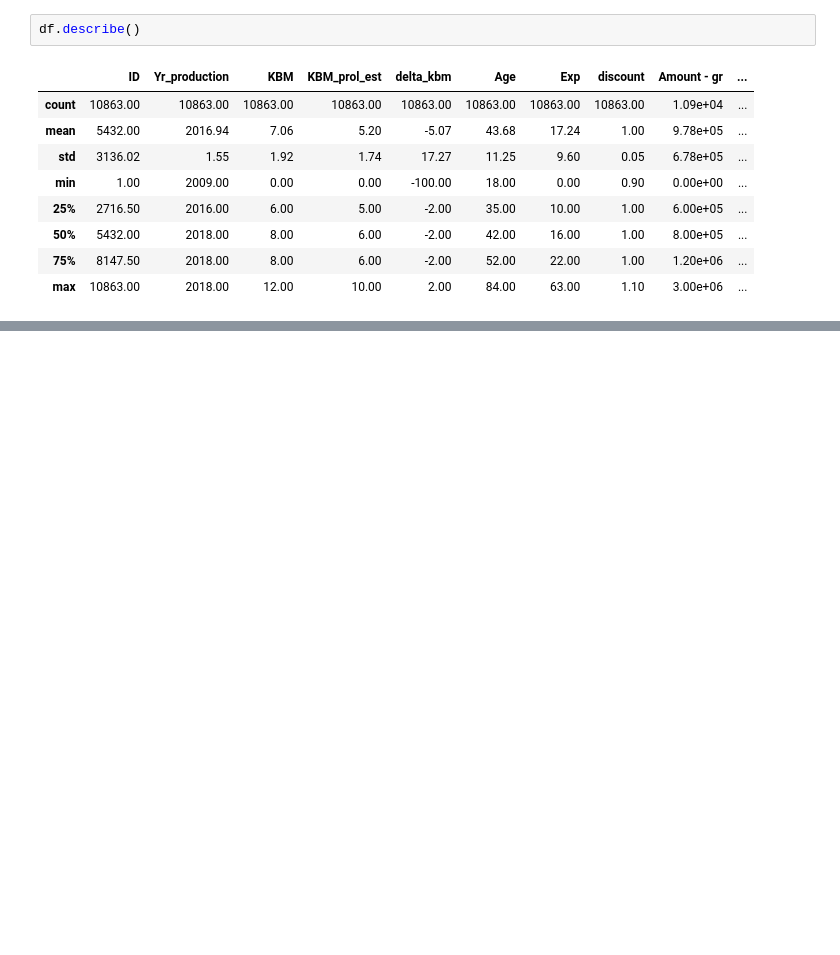
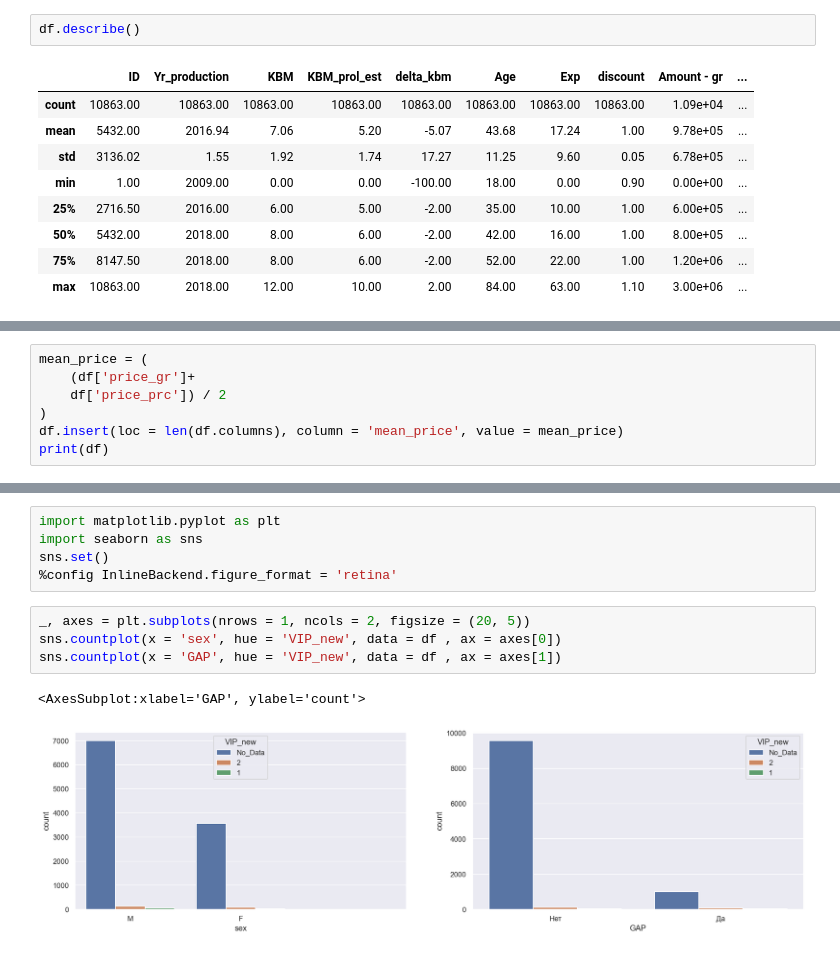
Before and after one commit to pppavlov/MLtechnique, a Jupyter notebook: vsk_analyse/vsk_analyse.ipynb, the cells around one changed output, grey strips where cells are left out. Drawn from its saved outputs; the diff is of its cells as text; blank space fills up the shorter version.

```diff
--- a/vsk_analyse/vsk_analyse.ipynb
+++ b/vsk_analyse/vsk_analyse.ipynb
@@ -58,0 +170,7 @@ df.describe()
+# %%
+mean_price = (
+    (df['price_gr']+
+    df['price_prc']) / 2
+)
+df.insert(loc = len(df.columns), column = 'mean_price', value = mean_price)
+print(df)
@@ -58,0 +195,12 @@ df.describe()
+# %%
+import matplotlib.pyplot as plt
+import seaborn as sns
+sns.set()
+%config InlineBackend.figure_format = 'retina'
+# %%
+_, axes = plt.subplots(nrows = 1, ncols = 2, figsize = (20, 5))
+sns.countplot(x = 'sex', hue = 'VIP_new', data = df , ax = axes[0])
+sns.countplot(x = 'GAP', hue = 'VIP_new', data = df , ax = axes[1])
+# %% [output]
+<AxesSubplot:xlabel='GAP', ylabel='count'>
+[figure, added]
```
Also changed, not shown: parts of 13 cells of this notebook, 1 other file.
